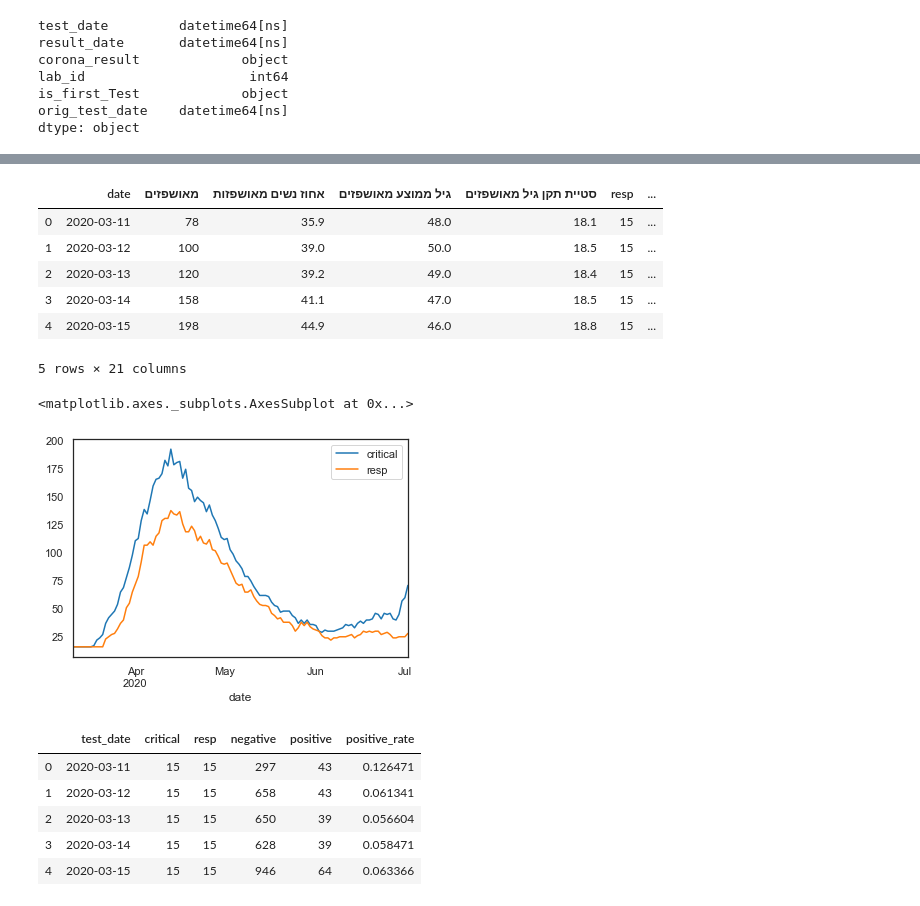
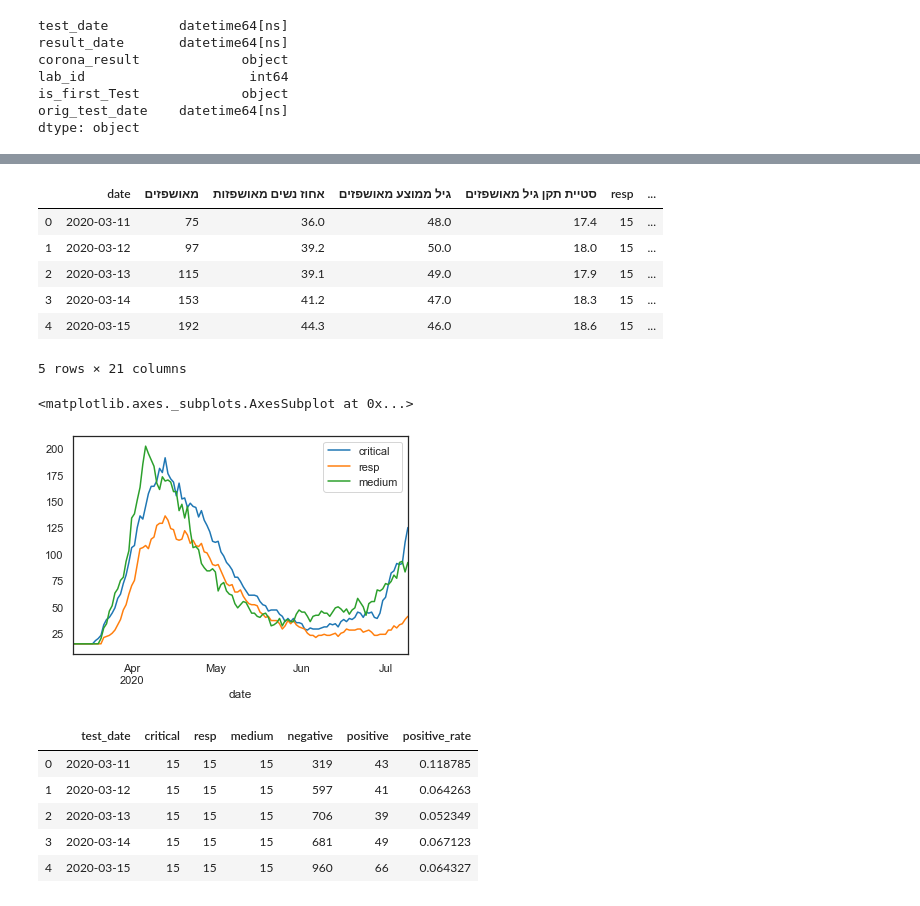
Before and after one commit to cjer/covid, a Jupyter notebook: israel_covid.ipynb, the cells around one changed output, grey strips where cells are left out. Saved outputs shown, nothing was run; the diff lists cells and outputs as text; code cells hidden in the pictures.

```diff
--- a/israel_covid.ipynb
+++ b/israel_covid.ipynb
@@ -348,36 +349,38 @@ alt.Chart(pr.reset_index()).mark_bar().encode(
 # %%
 hos_cols = {'תאריך': 'date',
             'חולים קשה': 'critical',
+            'חולים בינוני': 'medium',
             'מונשמים': 'resp'}
 # %%
 hos = (pd.read_csv(get_latest_file_glob('data/corona_hospitalization_ver_*.csv.gz'), encoding='utf-8-sig', low_memory=False, na_values=['None'])
       .rename(columns=hos_cols)
       .assign(date = lambda x: x.date.apply(pd.to_datetime))
       .assign(critical = lambda x: x.critical.str.replace('<15', '15').astype(int))
+      .assign(medium = lambda x: x.medium.fillna('<15').str.replace('<15', '15').astype(int))
       .assign(resp = lambda x: x.resp.str.replace('<15', '15').astype(int)))
 #hos['test_date'] = hos.test_date.apply(pd.to_datetime, format='%Y-%m-%d')
 hos.head()
 # %% [output]
 |  | date | מאושפזים | אחוז נשים מאושפזות | גיל ממוצע מאושפזים | סטיית תקן גיל מאושפזים | resp | ... |
-| 0 | 2020-03-11 | 78 | 35.9 | 48.0 | 18.1 | 15 | ... |
-| 1 | 2020-03-12 | 100 | 39.0 | 50.0 | 18.5 | 15 | ... |
-| 2 | 2020-03-13 | 120 | 39.2 | 49.0 | 18.4 | 15 | ... |
-| 3 | 2020-03-14 | 158 | 41.1 | 47.0 | 18.5 | 15 | ... |
-| 4 | 2020-03-15 | 198 | 44.9 | 46.0 | 18.8 | 15 | ... |
+| 0 | 2020-03-11 | 75 | 36.0 | 48.0 | 17.4 | 15 | ... |
+| 1 | 2020-03-12 | 97 | 39.2 | 50.0 | 18.0 | 15 | ... |
+| 2 | 2020-03-13 | 115 | 39.1 | 49.0 | 17.9 | 15 | ... |
+| 3 | 2020-03-14 | 153 | 41.2 | 47.0 | 18.3 | 15 | ... |
+| 4 | 2020-03-15 | 192 | 44.3 | 46.0 | 18.6 | 15 | ... |
 5 rows × 21 columns
 # %%
-(hos[['date', 'critical', 'resp']].set_index('date').plot())
+(hos[['date', 'critical', 'resp', 'medium']].set_index('date').plot())
 # %% [output]
 <matplotlib.axes._subplots.AxesSubplot at 0x...>
-[figure, old version]
+[figure, new version]
 # %%
-hos_and_rate = hos[['date', 'critical', 'resp']].rename(columns={'date': 'test_date'}).merge(pr, on='test_date')
+hos_and_rate = hos[['date', 'critical', 'resp', 'medium']].rename(columns={'date': 'test_date'}).merge(pr, on='test_date')
 hos_and_rate.head()
 # %% [output]
-|  | test_date | critical | resp | negative | positive | positive_rate |
-| 0 | 2020-03-11 | 15 | 15 | 297 | 43 | 0.126471 |
-| 1 | 2020-03-12 | 15 | 15 | 658 | 43 | 0.061341 |
-| 2 | 2020-03-13 | 15 | 15 | 650 | 39 | 0.056604 |
-| 3 | 2020-03-14 | 15 | 15 | 628 | 39 | 0.058471 |
-| 4 | 2020-03-15 | 15 | 15 | 946 | 64 | 0.063366 |
+|  | test_date | critical | resp | medium | negative | positive | positive_rate |
+| 0 | 2020-03-11 | 15 | 15 | 15 | 319 | 43 | 0.118785 |
+| 1 | 2020-03-12 | 15 | 15 | 15 | 597 | 41 | 0.064263 |
+| 2 | 2020-03-13 | 15 | 15 | 15 | 706 | 39 | 0.052349 |
+| 3 | 2020-03-14 | 15 | 15 | 15 | 681 | 49 | 0.067123 |
+| 4 | 2020-03-15 | 15 | 15 | 15 | 960 | 66 | 0.064327 |
 # %%
```
Also changed, not shown: parts of 24 cells of this notebook, 7 other files.
